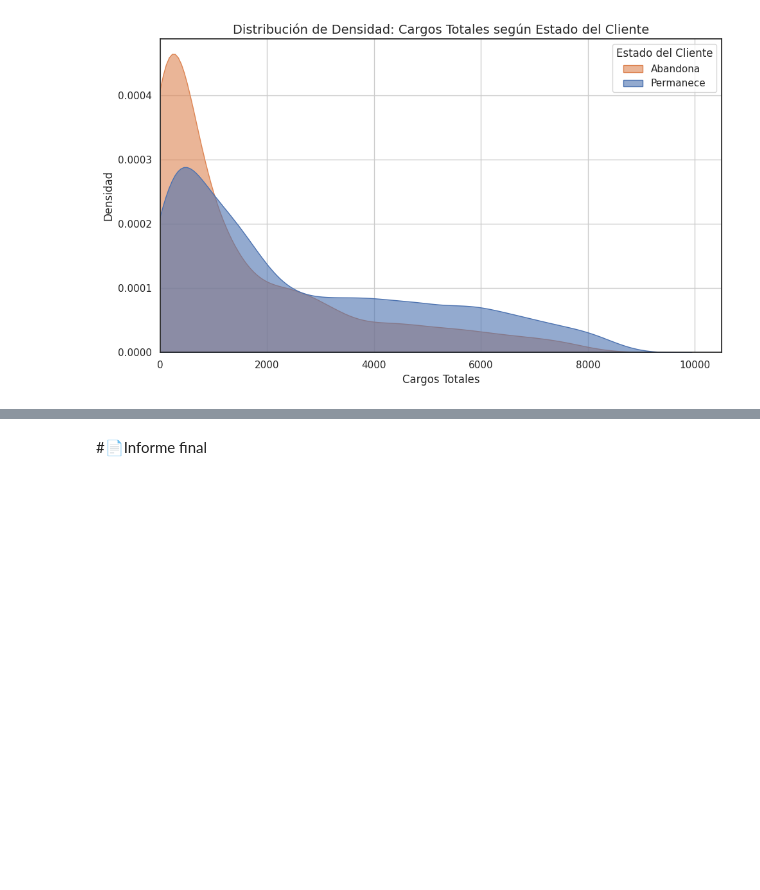
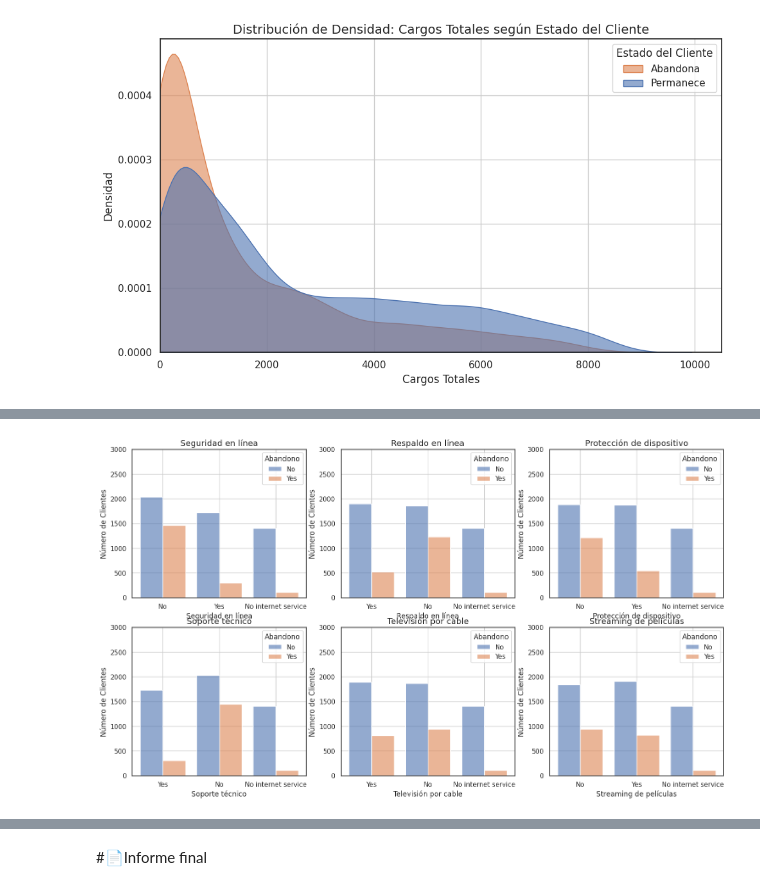
Before and after one commit to francisco-gamez/Challenge-Telecom-X, a Jupyter notebook: telecomx_latam.ipynb, the cells around one changed output, grey strips where cells are left out. Saved outputs shown, nothing was run; the diff lists cells and outputs as text; code cells hidden in the pictures; blank space fills up the shorter version.

```diff
--- a/telecomx_latam.ipynb
+++ b/telecomx_latam.ipynb
@@ -481,0 +553,35 @@ See the caveats in the documentation: https://pandas.pydata.org/pandas-docs/stab
+# %%
+# Variables de servicios a graficar
+servicios = [
+    'Seguridad_en_línea',
+    'Respaldo_en_línea',
+    'Protección_de_dispositivo',
+    'Soporte_técnico',
+    'Televisión_por_cable',
+    'Streaming_de_películas'
+]
+
+# Crear figura multipanel 2x3
+fig, axes = plt.subplots(2, 3, figsize=(18, 10))
+axes = axes.flatten()
+
+for i, servicio in enumerate(servicios):
+    sns.histplot(
+        data=df_filtrado,
+        x=servicio,
+        hue='Abandono',
+        multiple='dodge',
+        shrink=0.8,
+        palette=palette,
+        kde=False,
+        alpha=0.6,
+        ax=axes[i]
+    )
+
+    axes[i].set_title(f'{servicio.replace("_", " ")}', fontsize=14)
+    axes[i].set_xlabel(servicio.replace("_", " "))
+    axes[i].set_ylabel('Número de Clientes')
+    axes[i].set_ylim(0, 3000)
+    axes[i].grid(True)
+# %% [output]
+[figure, added]
```
Also changed, not shown: parts of 9 cells of this notebook.
